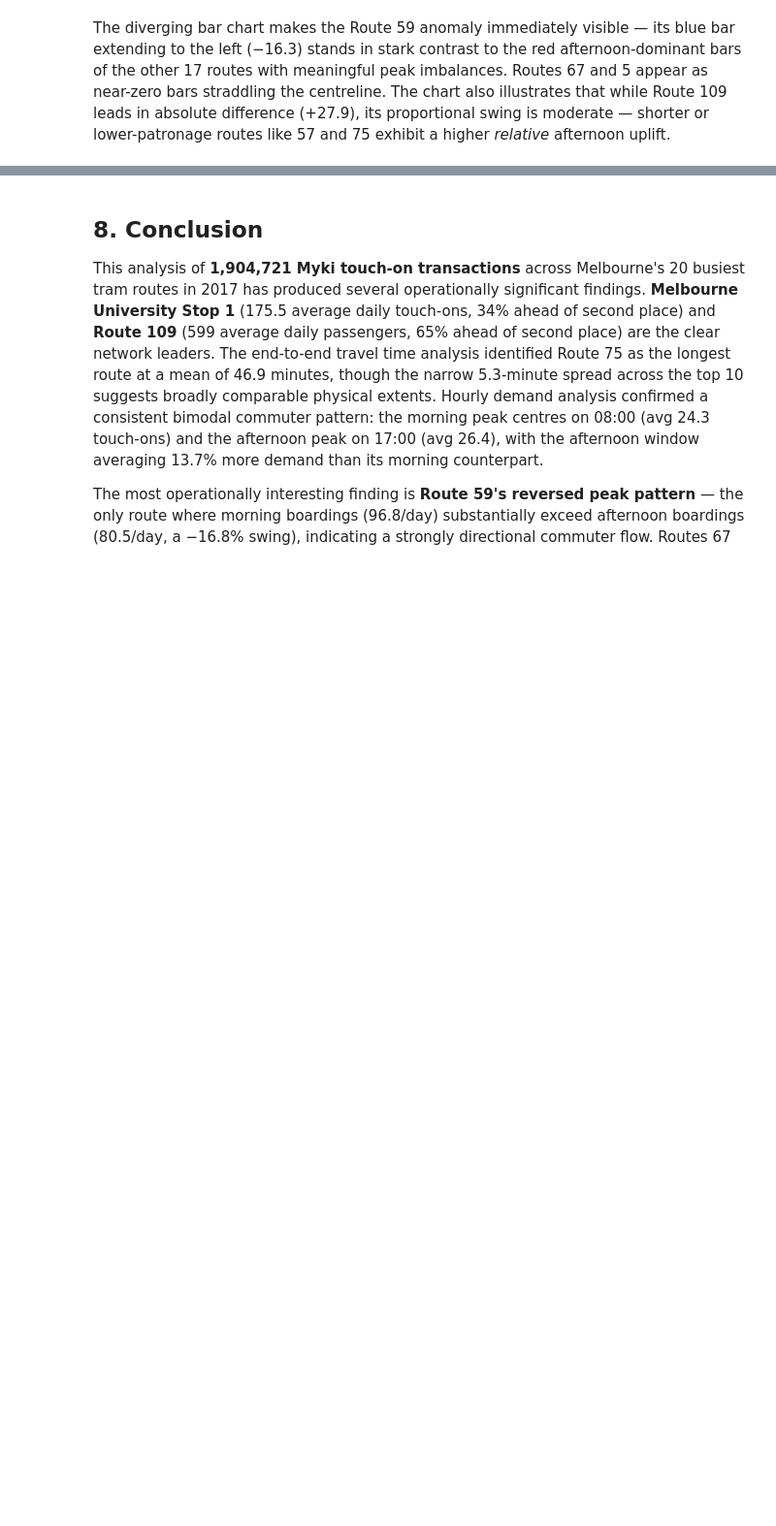
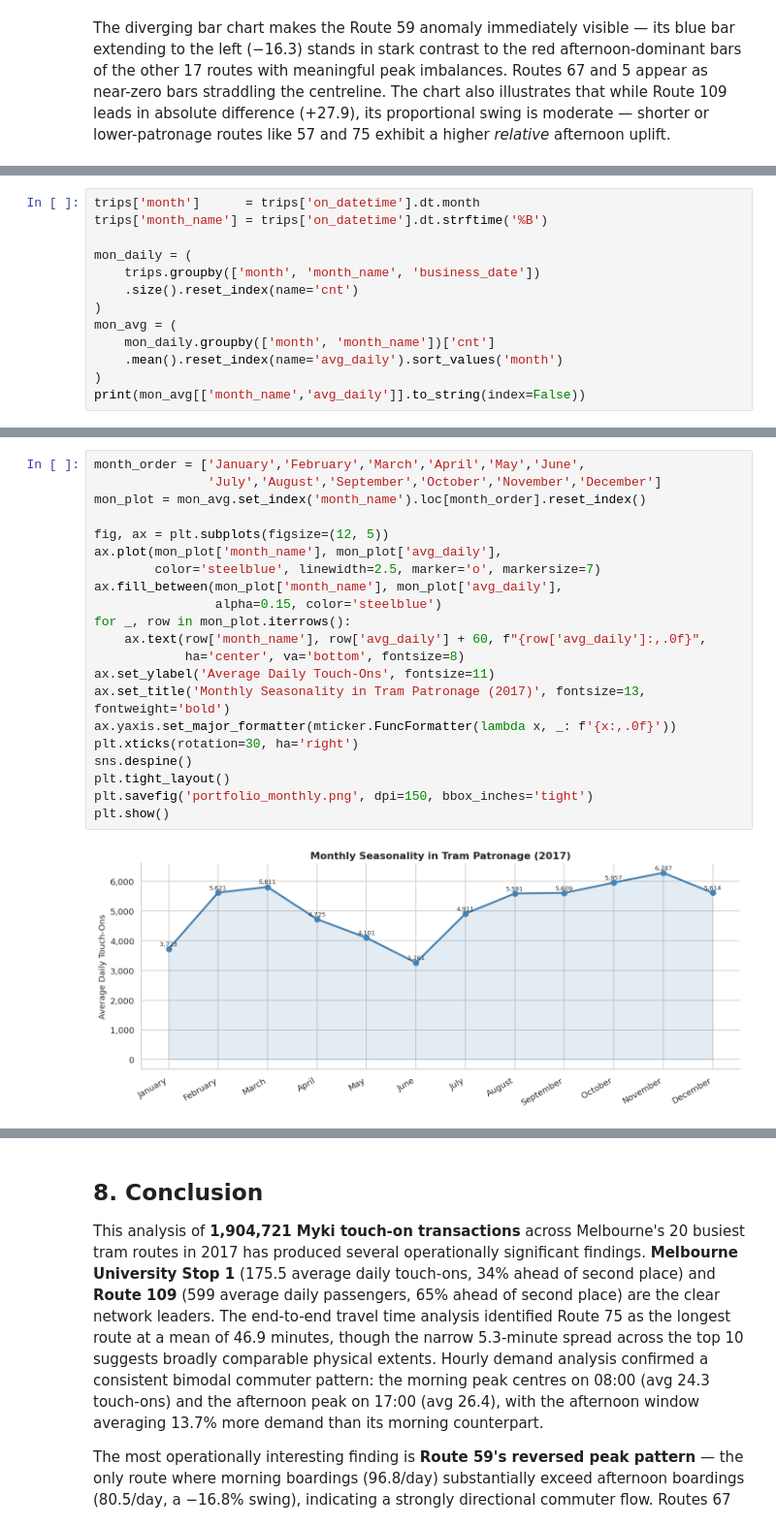
Before and after one commit to kawserutshopro321/Melbourne-Myki-Tram-Network-Analysis-Main-2017, a Jupyter notebook: SIT731_Task4P_225586507.ipynb, the cells around one changed output, grey strips where cells are left out. Shown at 97% size. Drawn from its saved outputs; the diff is of its cells as text; blank space fills up the shorter version.

```diff
--- a/SIT731_Task4P_225586507.ipynb
+++ b/SIT731_Task4P_225586507.ipynb
@@ -601,0 +661,13 @@ The diverging bar chart makes the Route 59 anomaly immediately visible — its b
+# %%
+trips['month']      = trips['on_datetime'].dt.month
+trips['month_name'] = trips['on_datetime'].dt.strftime('%B')
+
+mon_daily = (
+    trips.groupby(['month', 'month_name', 'business_date'])
+    .size().reset_index(name='cnt')
+)
+mon_avg = (
+    mon_daily.groupby(['month', 'month_name'])['cnt']
+    .mean().reset_index(name='avg_daily').sort_values('month')
+)
+print(mon_avg[['month_name','avg_daily']].to_string(index=False))
@@ -601,0 +707,23 @@ The diverging bar chart makes the Route 59 anomaly immediately visible — its b
+# %%
+month_order = ['January','February','March','April','May','June',
+               'July','August','September','October','November','December']
+mon_plot = mon_avg.set_index('month_name').loc[month_order].reset_index()
+
+fig, ax = plt.subplots(figsize=(12, 5))
+ax.plot(mon_plot['month_name'], mon_plot['avg_daily'],
+        color='steelblue', linewidth=2.5, marker='o', markersize=7)
+ax.fill_between(mon_plot['month_name'], mon_plot['avg_daily'],
+                alpha=0.15, color='steelblue')
+for _, row in mon_plot.iterrows():
+    ax.text(row['month_name'], row['avg_daily'] + 60, f"{row['avg_daily']:,.0f}",
+            ha='center', va='bottom', fontsize=8)
+ax.set_ylabel('Average Daily Touch-Ons', fontsize=11)
+ax.set_title('Monthly Seasonality in Tram Patronage (2017)', fontsize=13, fontweight='bold')
+ax.yaxis.set_major_formatter(mticker.FuncFormatter(lambda x, _: f'{x:,.0f}'))
+plt.xticks(rotation=30, ha='right')
+sns.despine()
+plt.tight_layout()
+plt.savefig('portfolio_monthly.png', dpi=150, bbox_inches='tight')
+plt.show()
+# %% [output]
+[figure, added]
```
Also changed, not shown: parts of 49 cells of this notebook.
